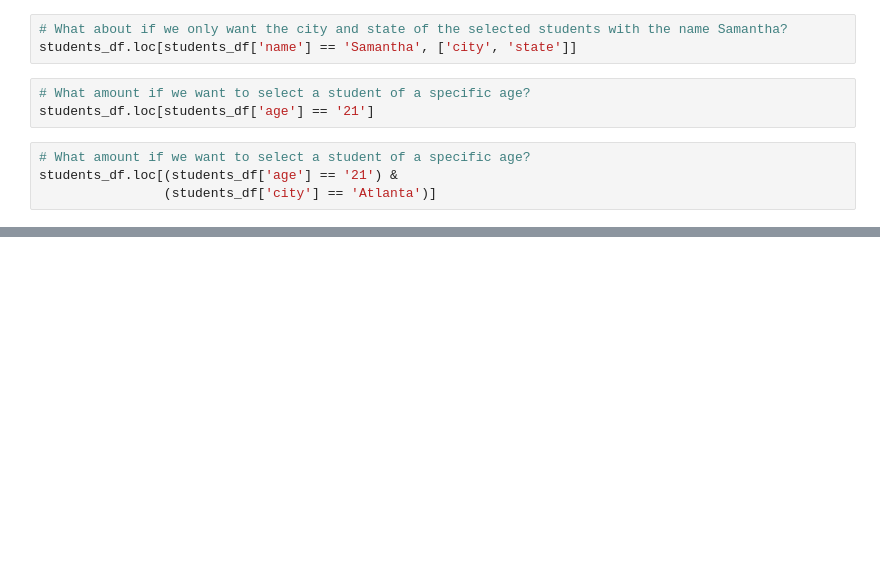
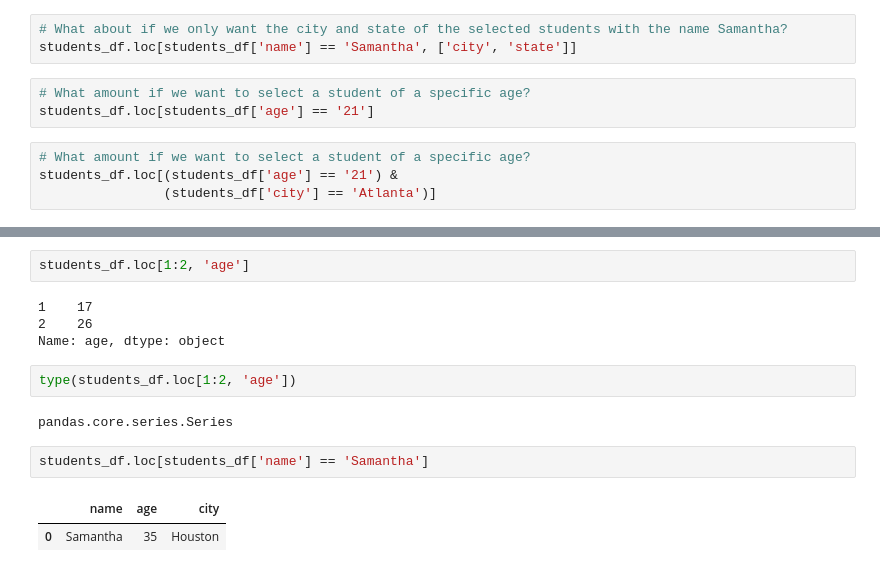
Before and after one commit to mwang822/dc-ds-021720, a Jupyter notebook: mod-1/day-3-numpy-pandas/libraries_numpy_pandas.ipynb, the cells around one changed output, grey strips where cells are left out. Saved outputs shown, nothing was run; the diff lists cells and outputs as text; blank space fills up the shorter version.

```diff
--- a/mod-1/day-3-numpy-pandas/libraries_numpy_pandas.ipynb
+++ b/mod-1/day-3-numpy-pandas/libraries_numpy_pandas.ipynb
@@ -966,0 +1171,15 @@ students_df.loc[(students_df['age'] == '35') &
+# %%
+students_df.loc[1:2, 'age']
+# %% [output]
+1    17
+2    26
+Name: age, dtype: object
+# %%
+type(students_df.loc[1:2, 'age'])
+# %% [output]
+pandas.core.series.Series
+# %%
+students_df.loc[students_df['name'] == 'Samantha']
+# %% [output]
+|  | name | age | city |
+| 0 | Samantha | 35 | Houston |
```
Also changed, not shown: parts of 52 cells of this notebook, 35 other files.
